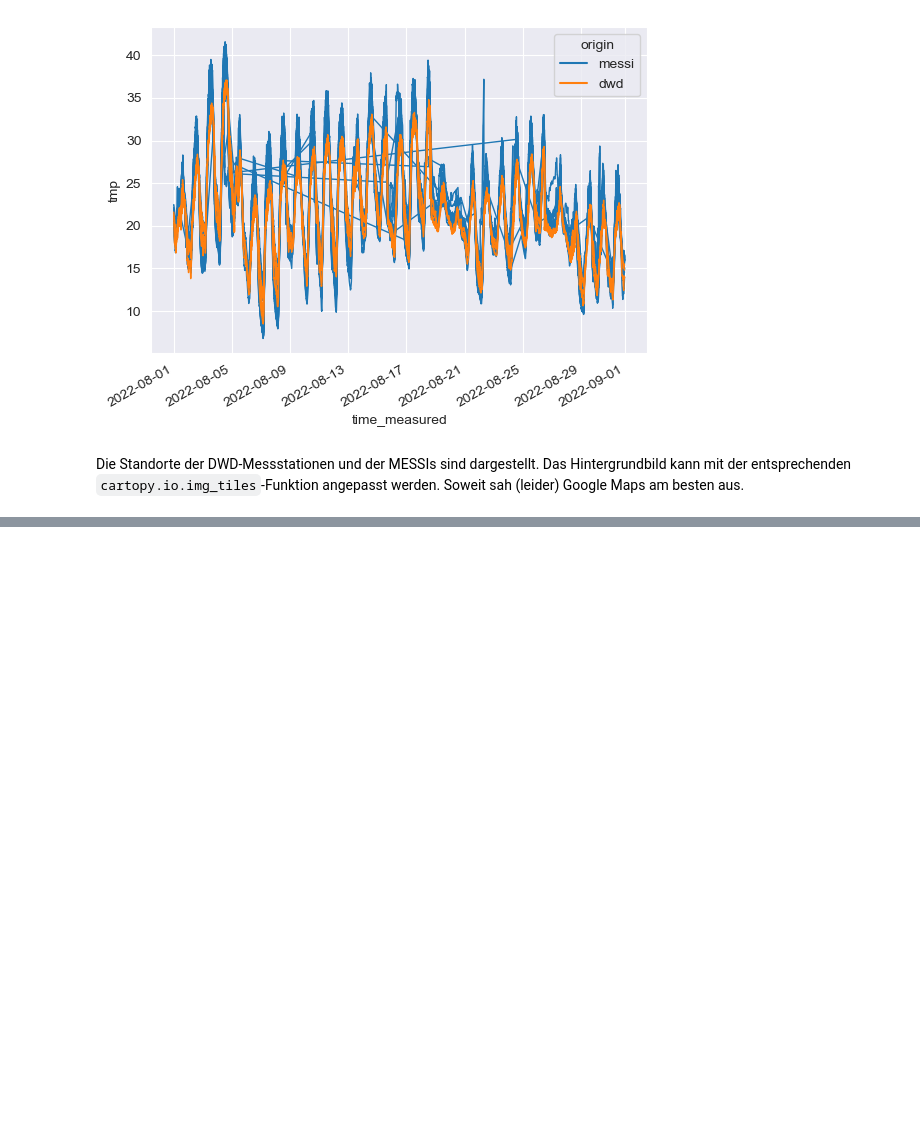
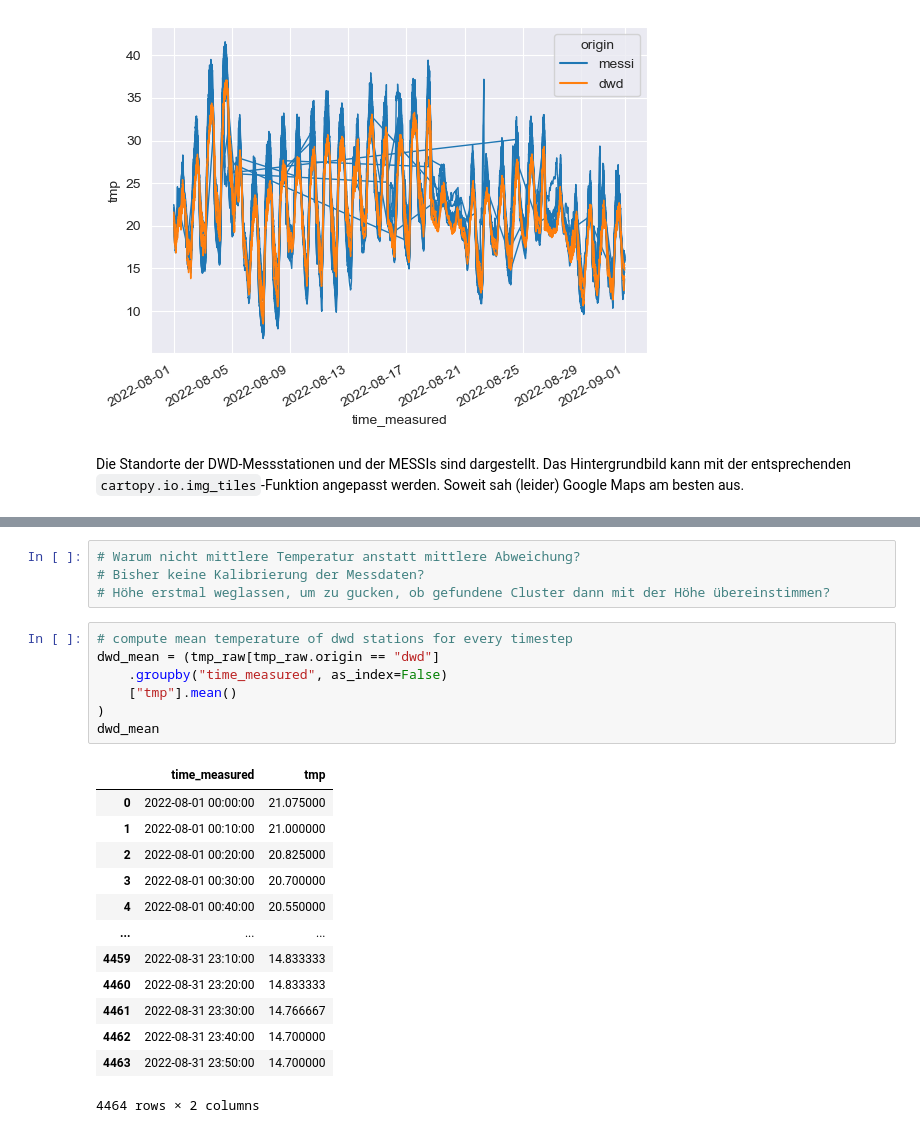
Before and after one commit to vegan-schnitzel/messi-cluster-analysis, a Jupyter notebook: code/main.ipynb, the cells around one changed output, grey strips where cells are left out. Saved outputs shown, nothing was run; the diff lists cells and outputs as text; blank space fills up the shorter version.

```diff
--- a/code/main.ipynb
+++ b/code/main.ipynb
@@ -136,0 +196,25 @@ fig.savefig("../figs/locations.png", dpi=300, bbox_inches="tight")
+# %%
+# Warum nicht mittlere Temperatur anstatt mittlere Abweichung?
+# Bisher keine Kalibrierung der Messdaten?
+# Höhe erstmal weglassen, um zu gucken, ob gefundene Cluster dann mit der Höhe übereinstimmen?
+# %%
+# compute mean temperature of dwd stations for every timestep
+dwd_mean = (tmp_raw[tmp_raw.origin == "dwd"]
+    .groupby("time_measured", as_index=False)
+    ["tmp"].mean()
+)
+dwd_mean
+# %% [output]
+|  | time_measured | tmp |
+| 0 | 2022-08-01 00:00:00 | 21.075000 |
+| 1 | 2022-08-01 00:10:00 | 21.000000 |
+| 2 | 2022-08-01 00:20:00 | 20.825000 |
+| 3 | 2022-08-01 00:30:00 | 20.700000 |
+| 4 | 2022-08-01 00:40:00 | 20.550000 |
+| ... | ... | ... |
+| 4459 | 2022-08-31 23:10:00 | 14.833333 |
+| 4460 | 2022-08-31 23:20:00 | 14.833333 |
+| 4461 | 2022-08-31 23:30:00 | 14.766667 |
+| 4462 | 2022-08-31 23:40:00 | 14.700000 |
+| 4463 | 2022-08-31 23:50:00 | 14.700000 |
+4464 rows × 2 columns
```
Also changed, not shown: parts of 15 cells of this notebook, 2 other files.
